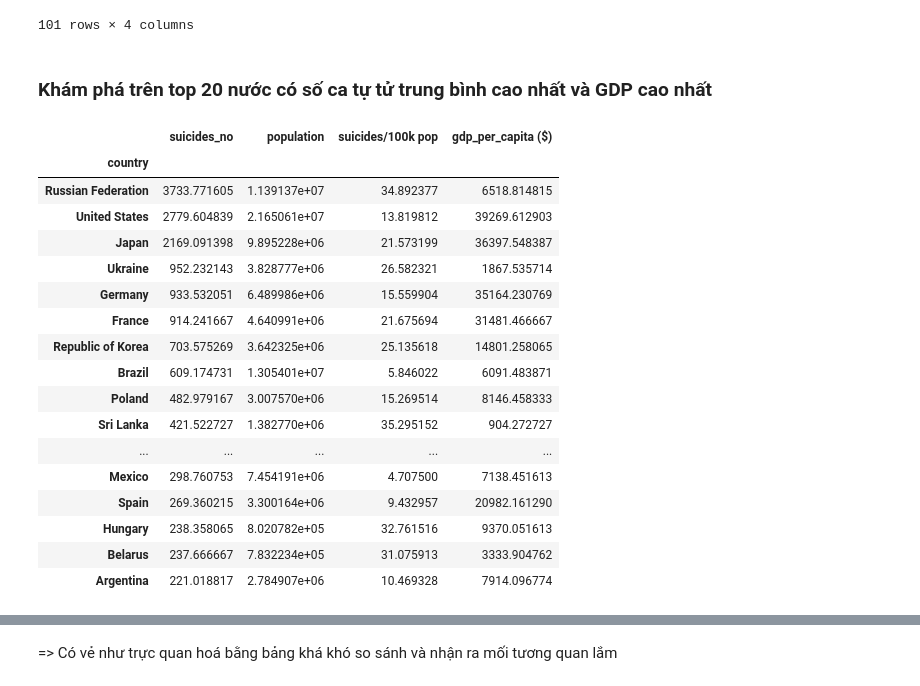
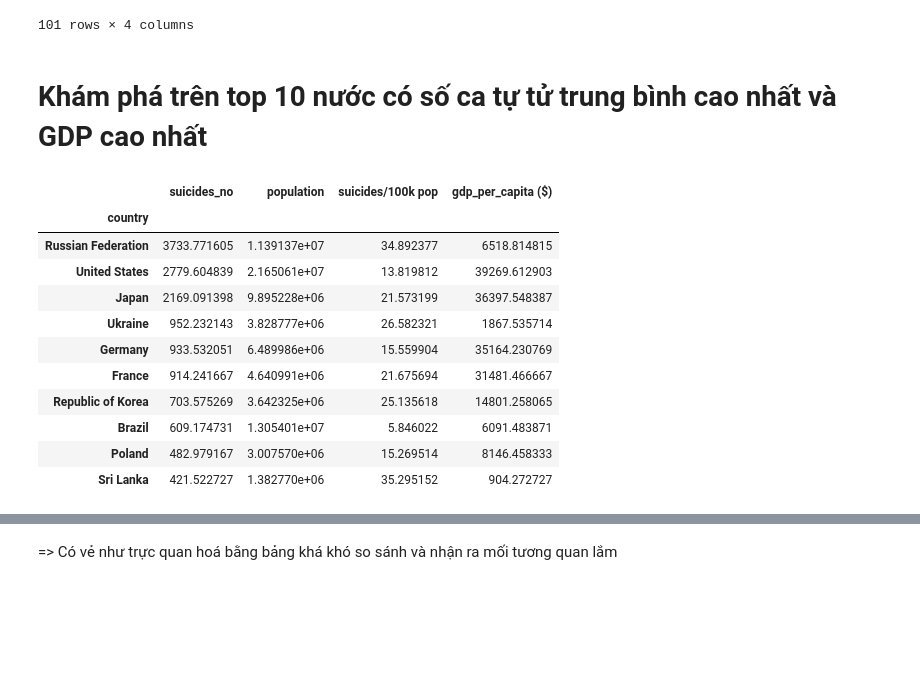
Before and after one commit to AI005/FinalProject-P4DS, a Jupyter notebook: ThienPhuc.ipynb, the cells around one changed output, grey strips where cells are left out. Cells and saved outputs as stored; diff of their text form; code cells hidden in the pictures; blank space fills up the shorter version.

```diff
--- a/ThienPhuc.ipynb
+++ b/ThienPhuc.ipynb
@@ -191,27 +191,21 @@ mean_df
 | Uzbekistan | 131.829545 | 1.842510e+06 | 8.099129 | 976.181818 |
 101 rows × 4 columns
 # %% [markdown]
-### Khám phá trên top 20 nước có số ca tự tử trung bình cao nhất và GDP cao nhất
+# Khám phá trên top 10 nước có số ca tự tử trung bình cao nhất và GDP cao nhất
 # %%
-top_20_suicides_df = mean_df.sort_values(by=['suicides_no'], ascending=False).head(20)
-top_20_suicides_df
+top_10_suicides_df = mean_df.sort_values(by=['suicides_no'], ascending=False).head(10)
+top_10_suicides_df
 # %% [output]
 |  | suicides_no | population | suicides/100k pop | gdp_per_capita ($) |
 | country |  |  |  |  |
 | Russian Federation | 3733.771605 | 1.139137e+07 | 34.892377 | 6518.814815 |
 | United States | 2779.604839 | 2.165061e+07 | 13.819812 | 39269.612903 |
 | Japan | 2169.091398 | 9.895228e+06 | 21.573199 | 36397.548387 |
 | Ukraine | 952.232143 | 3.828777e+06 | 26.582321 | 1867.535714 |
 | Germany | 933.532051 | 6.489986e+06 | 15.559904 | 35164.230769 |
 | France | 914.241667 | 4.640991e+06 | 21.675694 | 31481.466667 |
 | Republic of Korea | 703.575269 | 3.642325e+06 | 25.135618 | 14801.258065 |
 | Brazil | 609.174731 | 1.305401e+07 | 5.846022 | 6091.483871 |
 | Poland | 482.979167 | 3.007570e+06 | 15.269514 | 8146.458333 |
 | Sri Lanka | 421.522727 | 1.382770e+06 | 35.295152 | 904.272727 |
-| ... | ... | ... | ... | ... |
-| Mexico | 298.760753 | 7.454191e+06 | 4.707500 | 7138.451613 |
-| Spain | 269.360215 | 3.300164e+06 | 9.432957 | 20982.161290 |
-| Hungary | 238.358065 | 8.020782e+05 | 32.761516 | 9370.051613 |
-| Belarus | 237.666667 | 7.832234e+05 | 31.075913 | 3333.904762 |
-| Argentina | 221.018817 | 2.784907e+06 | 10.469328 | 7914.096774 |
 # %%
```
Also changed, not shown: parts of 7 cells of this notebook.
